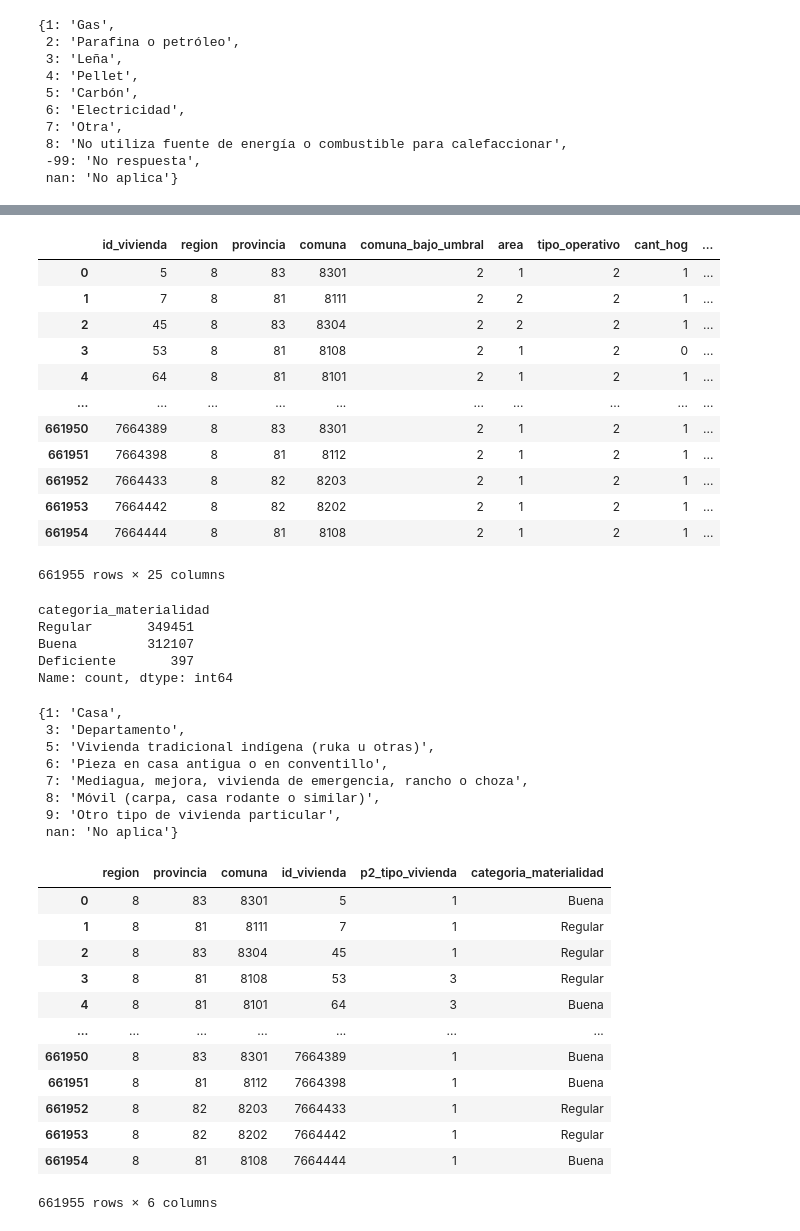
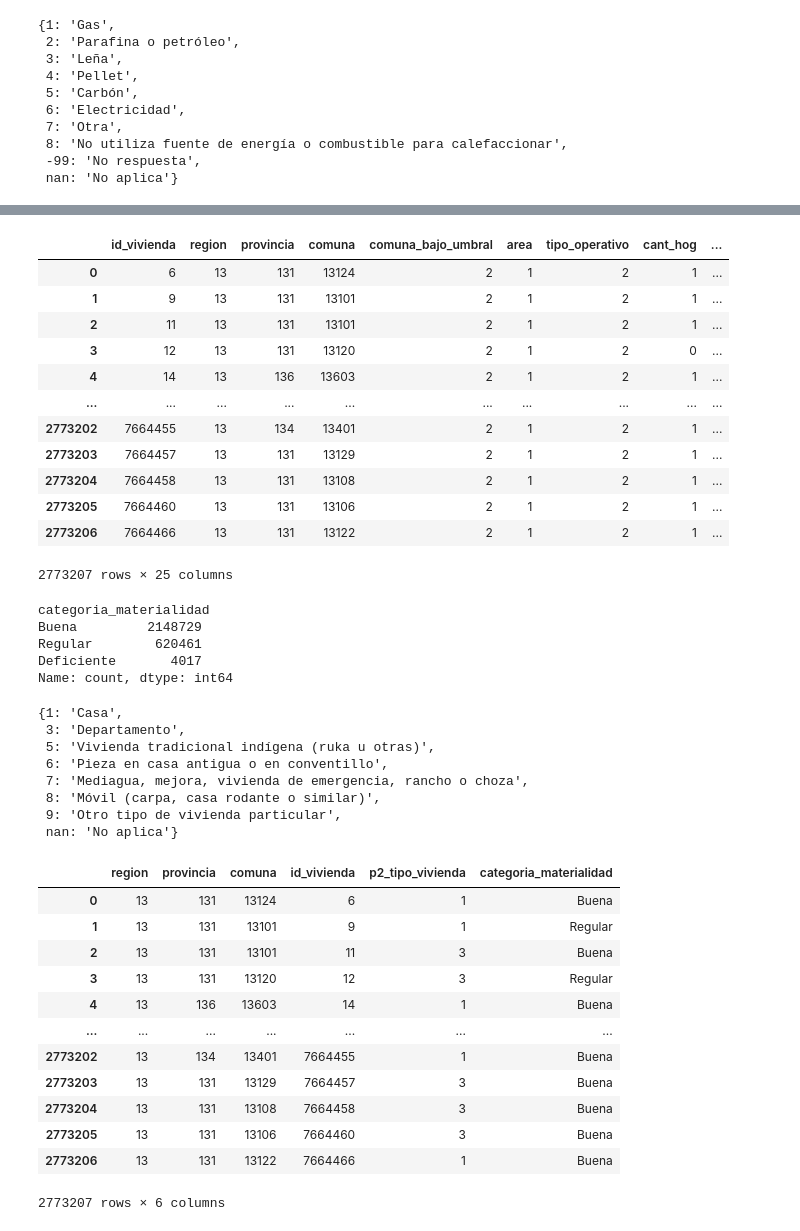
Before and after one commit to diegocaro/censo2024, a Jupyter notebook: notebooks/2.0-dc-energy.ipynb, the cells around one changed output, grey strips where cells are left out. Drawn from its saved outputs; the diff is of its cells as text; code cells hidden in the pictures.

```diff
--- a/notebooks/2.0-dc-energy.ipynb
+++ b/notebooks/2.0-dc-energy.ipynb
@@ -3,6 +3,8 @@
 #     "data/censo2024-microdatos/personas",
 #     filters=[[("region", "==", 13)]],
 # )
+# %%
+REGION = 13
 # %%
 import matplotlib.pyplot as plt
 import numpy as np
@@ -274,23 +285,23 @@ plot_calefaccion(calefaccion_percent, biobio)
 # plot_calefaccion(calefaccion_percent, biobio)
 # %%
 viviendas = read_parquet(
-    "../data/raw/viviendas_censo2024.parquet", filters=[[("region", "==", 8)]]
+    "../data/raw/viviendas_censo2024.parquet", filters=[[("region", "==", REGION)]]
 )
 viviendas
 # %% [output]
 |  | id_vivienda | region | provincia | comuna | comuna_bajo_umbral | area | tipo_operativo | cant_hog | ... |
-| 0 | 5 | 8 | 83 | 8301 | 2 | 1 | 2 | 1 | ... |
-| 1 | 7 | 8 | 81 | 8111 | 2 | 2 | 2 | 1 | ... |
-| 2 | 45 | 8 | 83 | 8304 | 2 | 2 | 2 | 1 | ... |
-| 3 | 53 | 8 | 81 | 8108 | 2 | 1 | 2 | 0 | ... |
-| 4 | 64 | 8 | 81 | 8101 | 2 | 1 | 2 | 1 | ... |
+| 0 | 6 | 13 | 131 | 13124 | 2 | 1 | 2 | 1 | ... |
+| 1 | 9 | 13 | 131 | 13101 | 2 | 1 | 2 | 1 | ... |
+| 2 | 11 | 13 | 131 | 13101 | 2 | 1 | 2 | 1 | ... |
+| 3 | 12 | 13 | 131 | 13120 | 2 | 1 | 2 | 0 | ... |
+| 4 | 14 | 13 | 136 | 13603 | 2 | 1 | 2 | 1 | ... |
 | ... | ... | ... | ... | ... | ... | ... | ... | ... | ... |
-| 661950 | 7664389 | 8 | 83 | 8301 | 2 | 1 | 2 | 1 | ... |
-| 661951 | 7664398 | 8 | 81 | 8112 | 2 | 1 | 2 | 1 | ... |
-| 661952 | 7664433 | 8 | 82 | 8203 | 2 | 1 | 2 | 1 | ... |
-| 661953 | 7664442 | 8 | 82 | 8202 | 2 | 1 | 2 | 1 | ... |
-| 661954 | 7664444 | 8 | 81 | 8108 | 2 | 1 | 2 | 1 | ... |
+| 2773202 | 7664455 | 13 | 134 | 13401 | 2 | 1 | 2 | 1 | ... |
+| 2773203 | 7664457 | 13 | 131 | 13129 | 2 | 1 | 2 | 1 | ... |
+| 2773204 | 7664458 | 13 | 131 | 13108 | 2 | 1 | 2 | 1 | ... |
+| 2773205 | 7664460 | 13 | 131 | 13106 | 2 | 1 | 2 | 1 | ... |
+| 2773206 | 7664466 | 13 | 131 | 13122 | 2 | 1 | 2 | 1 | ... |
-661955 rows × 25 columns
+2773207 rows × 25 columns
 # %%
 # Coded by @Facondi
 def crear_indice_materialidad(df):
@@ -331,9 +342,9 @@ viviendas = crear_indice_materialidad(viviendas)
 print(viviendas["categoria_materialidad"].value_counts())
 # %% [output]
 categoria_materialidad
-Regular       349451
-Buena         312107
-Deficiente       397
+Buena         2148729
+Regular        620461
+Deficiente       4017
 Name: count, dtype: int64
 # %%
 tipo_vivienda = get_mapping_variable("p2_tipo_vivienda", dic_viviendas)
@@ -359,18 +370,18 @@ columns_to_merge = [
 viviendas[columns_to_merge]
 # %% [output]
 |  | region | provincia | comuna | id_vivienda | p2_tipo_vivienda | categoria_materialidad |
-| 0 | 8 | 83 | 8301 | 5 | 1 | Buena |
-| 1 | 8 | 81 | 8111 | 7 | 1 | Regular |
-| 2 | 8 | 83 | 8304 | 45 | 1 | Regular |
-| 3 | 8 | 81 | 8108 | 53 | 3 | Regular |
-| 4 | 8 | 81 | 8101 | 64 | 3 | Buena |
+| 0 | 13 | 131 | 13124 | 6 | 1 | Buena |
+| 1 | 13 | 131 | 13101 | 9 | 1 | Regular |
+| 2 | 13 | 131 | 13101 | 11 | 3 | Buena |
+| 3 | 13 | 131 | 13120 | 12 | 3 | Regular |
+| 4 | 13 | 136 | 13603 | 14 | 1 | Buena |
 | ... | ... | ... | ... | ... | ... | ... |
-| 661950 | 8 | 83 | 8301 | 7664389 | 1 | Buena |
-| 661951 | 8 | 81 | 8112 | 7664398 | 1 | Buena |
-| 661952 | 8 | 82 | 8203 | 7664433 | 1 | Regular |
-| 661953 | 8 | 82 | 8202 | 7664442 | 1 | Regular |
-| 661954 | 8 | 81 | 8108 | 7664444 | 1 | Buena |
+| 2773202 | 13 | 134 | 13401 | 7664455 | 1 | Buena |
+| 2773203 | 13 | 131 | 13129 | 7664457 | 3 | Buena |
+| 2773204 | 13 | 131 | 13108 | 7664458 | 3 | Buena |
+| 2773205 | 13 | 131 | 13106 | 7664460 | 3 | Buena |
+| 2773206 | 13 | 131 | 13122 | 7664466 | 1 | Buena |
-661955 rows × 6 columns
+2773207 rows × 6 columns
 # %%
 hogares = hogares.merge(viviendas[columns_to_merge], how="left", validate="many_to_one")
 hogares
```
Also changed, not shown: parts of 11 cells of this notebook.
